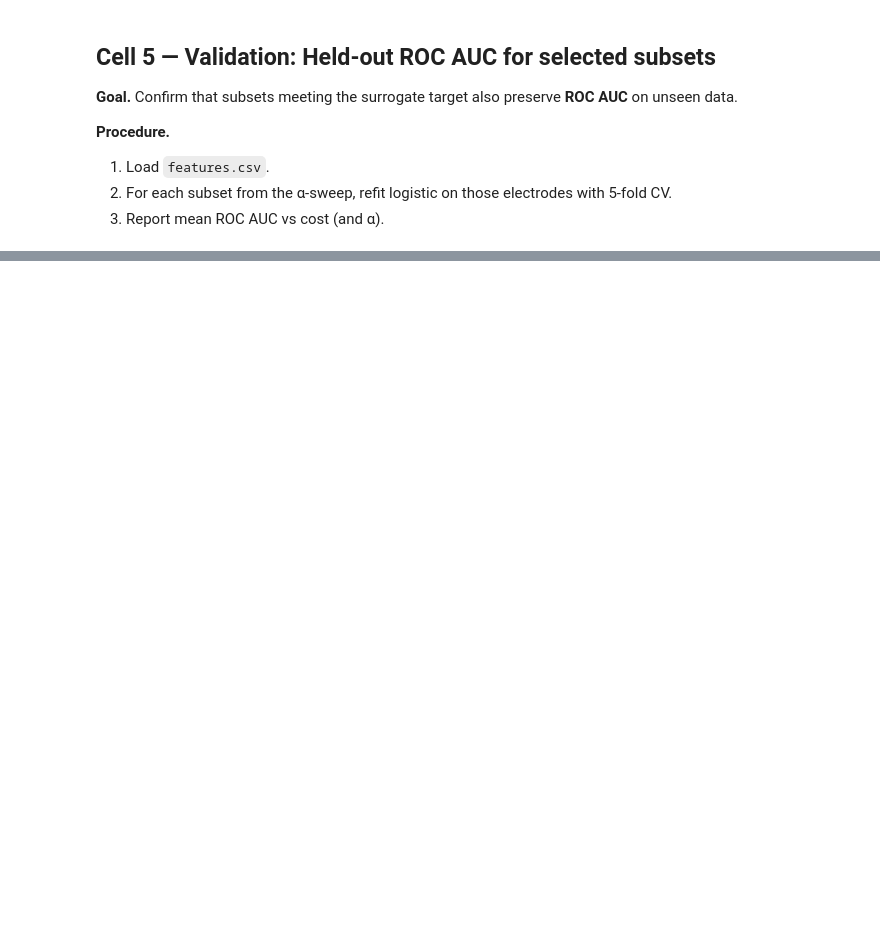
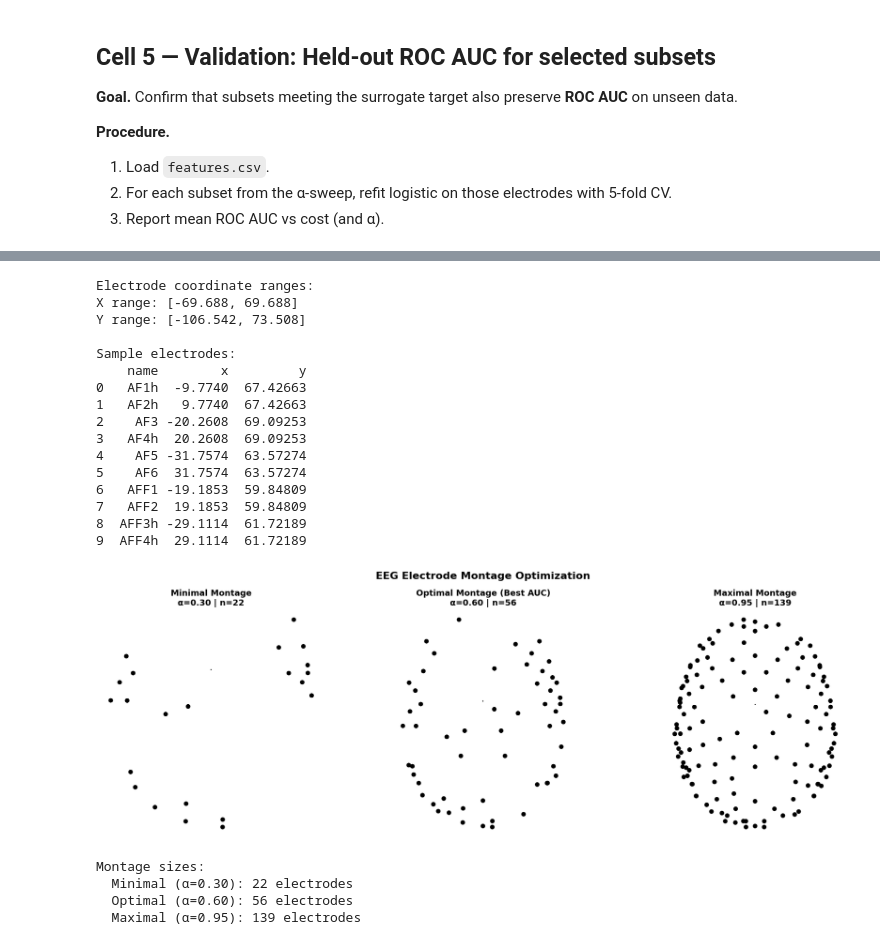
Before and after one commit to stevehaworth02/optimal-electrode-mip, a Jupyter notebook: notebooks/main.ipynb, the cells around one changed output, grey strips where cells are left out. Drawn from its saved outputs; the diff is of its cells as text; code cells hidden in the pictures; blank space fills up the shorter version.

```diff
--- a/notebooks/main.ipynb
+++ b/notebooks/main.ipynb
@@ -220,0 +365,76 @@ res_df[["alpha","cost","symmetry","auc5cv"]]
+# %%
+# First, let's inspect the coordinate data
+print("Electrode coordinate ranges:")
+print(f"X range: [{elec['x'].min():.3f}, {elec['x'].max():.3f}]")
+print(f"Y range: [{elec['y'].min():.3f}, {elec['y'].max():.3f}]")
+print("\nSample electrodes:")
+print(elec[['name', 'x', 'y']].head(10))
+import mne
+import matplotlib.pyplot as plt
+import numpy as np
+
+# Create MNE montage from your electrode data
+ch_pos = {}
+for idx, row in elec.iterrows():
+    name = str(row['name'])
+    # MNE expects 3D coords, we'll set z=0 for 2D projection
+    ch_pos[name] = np.array([float(row['x']), float(row['y']), 0.0])
+
+montage = mne.channels.make_dig_montage(ch_pos=ch_pos, coord_frame='head')
+
+# Create Info objects for each montage
+def create_info_for_montage(selected_electrodes):
+    info = mne.create_info(ch_names=selected_electrodes, sfreq=250, ch_types='eeg')
+    info.set_montage(montage)
+    return info
+
+# Get the three montages
+minimal_montage = res_df[res_df['alpha'] == 0.30]['selected'].iloc[0]
+optimal_montage = res_df[res_df['alpha'] == 0.60]['selected'].iloc[0]
+maximal_montage = res_df[res_df['alpha'] == 0.95]['selected'].iloc[0]
+
+# Create figure
+fig, axes = plt.subplots(1, 3, figsize=(18, 6))
+
+for ax, montage_elecs, title, alpha_val in zip(
+    axes,
+    [minimal_montage, optimal_montage, maximal_montage],
+    ['Minimal Montage', 'Optimal Montage (Best AUC)', 'Maximal Montage'],
+    [0.30, 0.60, 0.95]
+):
+    info = create_info_for_montage(montage_elecs)
+    mne.viz.plot_sensors(info, kind='topomap', axes=ax, show=False,
+                         show_names=False, pointsize=50, linewidth=0)
+    ax.set_title(f'{title}\nα={alpha_val:.2f} | n={len(montage_elecs)}',
+                 fontsize=13, fontweight='bold')
+
+plt.suptitle('EEG Electrode Montage Optimization', fontsize=16, fontweight='bold')
+plt.tight_layout()
+plt.show()
+
+print(f"\nMontage sizes:")
+print(f"  Minimal (α=0.30): {len(minimal_montage)} electrodes")
+print(f"  Optimal (α=0.60): {len(optimal_montage)} electrodes")
+print(f"  Maximal (α=0.95): {len(maximal_montage)} electrodes")
+# %% [output]
+Electrode coordinate ranges:
+X range: [-69.688, 69.688]
+Y range: [-106.542, 73.508]
+
+Sample electrodes:
+    name        x         y
+0   AF1h  -9.7740  67.42663
+1   AF2h   9.7740  67.42663
+2    AF3 -20.2608  69.09253
+3   AF4h  20.2608  69.09253
+4    AF5 -31.7574  63.57274
+5    AF6  31.7574  63.57274
+6   AFF1 -19.1853  59.84809
+7   AFF2  19.1853  59.84809
+8  AFF3h -29.1114  61.72189
+9  AFF4h  29.1114  61.72189
+[figure, added]
+Montage sizes:
+  Minimal (α=0.30): 22 electrodes
+  Optimal (α=0.60): 56 electrodes
+  Maximal (α=0.95): 139 electrodes
```
Also changed, not shown: parts of 10 cells of this notebook.
